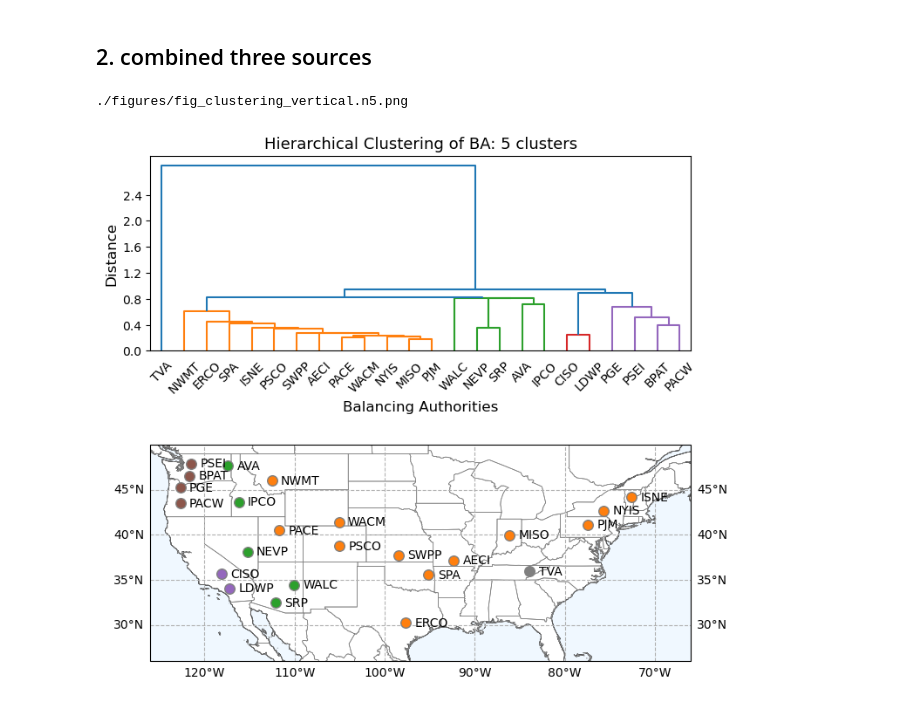
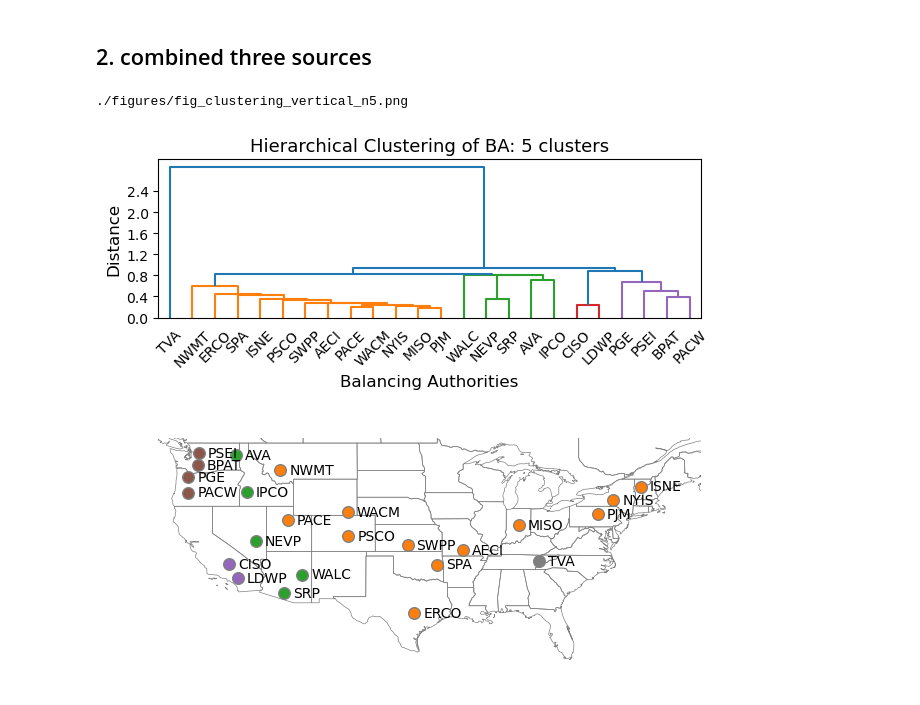
Before and after one commit to GODEEEP/seasonal-energy-droughts, a Jupyter notebook: 4a-cluster-BA.ipynb, the cells around one changed output. Saved outputs shown, nothing was run; the diff lists cells and outputs as text; code cells hidden in the pictures.

```diff
--- a/4a-cluster-BA.ipynb
+++ b/4a-cluster-BA.ipynb
@@ -78,9 +78,9 @@ def llf(xx):
 # %%
 color_threshold, nclusters = 0.82, 5
 
-fig_combo = plt.figure(figsize=(8,8))
-ax1 = plt.subplot2grid((19,10), (0,0), rowspan=7, colspan=10)
-ax2 = plt.subplot2grid((19,10), (9,0), rowspan=10, colspan=10, projection=ccrs.PlateCarree())
+fig_combo = plt.figure(figsize=(7,8))
+ax1 = plt.subplot2grid((19,10), (0,0), rowspan=5, colspan=10)
+ax2 = plt.subplot2grid((19,10), (7,0), rowspan=10, colspan=10, projection=ccrs.PlateCarree())
 #[[ax1]] = PlotFuncsXC.crt_subplot2grid_matrix([7,2,10], [1,0,0], [10], [1])
 #[[ax2]] = PlotFuncsXC.crt_subplot2grid_matrix([7,2,10], [0,0,1], [10], [1], projection=ccrs.PlateCarree())
 
@@ -98,47 +98,54 @@ hac.dendrogram(Z,
 )
 
 ax1.set_title('Hierarchical Clustering of BA: %d clusters' % nclusters, fontsize=13)
 ax1.set_xlabel('Balancing Authorities', fontsize=12)
 ax1.set_ylabel('Distance', fontsize=12)
 ax1.set_yticks(np.arange(0, 2.40001, 0.4))
 
 labels = hac.fcluster(Z, t=color_threshold, criterion='distance')
 
 # ax2, show map
 # background maps
-ax2.add_feature(cartopy.feature.OCEAN, linewidth=0.5, facecolor='aliceblue', edgecolor='k', zorder=0)
-ax2.add_feature(cartopy.feature.LAND, linewidth=0.5, facecolor='none', edgecolor='k', zorder=1)
+# ax2.add_feature(cartopy.feature.OCEAN, linewidth=0.5, facecolor='aliceblue', edgecolor='k', zorder=0)
+# ax2.add_feature(cartopy.feature.LAND, linewidth=0.5, facecolor='none', edgecolor='k', zorder=1)
+ax2.add_feature(cartopy.feature.STATES, linewidth=0.5, facecolor='none', edgecolor='grey', zorder=1)
 
-countries = cartopy.feature.NaturalEarthFeature(category='cultural', scale='10m', edgecolor='grey', linewidth=0.5,\
-                                                    facecolor='none', name='admin_1_states_provinces')
-ax2.add_feature(countries, zorder=2)
+# countries = cartopy.feature.NaturalEarthFeature(category='cultural', scale='10m', edgecolor='grey', linewidth=0.5,\
+                                                    # facecolor='none', name='admin_1_states_provinces')
+# ax2.add_feature(countries, zorder=2)
+
+# ax2.add_feature(cartopy.feature.NaturalEarthFeature(
+#     'cultural', 'admin_1_states_provinces', scale='110m',
+#     edgecolor='gray', facecolor='none'))
 
 for i in np.arange(24):
     my_ll = dic_BA_ll[BA_list[i]]
     my_color = matplotlib.cm.tab10(labels[i]/7)
     #print('%2d  %4s  %2d' % (i, BA_list[i], labels[i]))
     ax2.scatter(my_ll[1], my_ll[0], s=70, facecolor=my_color, edgecolor='grey', alpha=1, zorder=3)
     ax2.text(my_ll[1]+1, my_ll[0], BA_list[i], ha='left', va='center')
 
+ax2.axis('off')
+# ax2.axis('equal')
+
 ax2.set_xlim([-126, -66])
-ax2.set_ylim([26, 50])
-
+ax2.set_ylim([25, 49.5])
 
 # decorations
-gl = ax2.gridlines(crs=ccrs.PlateCarree(), draw_labels=True, linestyle='--', alpha=1,
-                   x_inline=False, y_inline=False, xlocs=np.arange(-180,171,10), ylocs=np.arange(0,81,5))
-gl.top_labels = False
-gl.bottom_labels = True
-gl.left_labels = True
-gl.right_labels = True
+# gl = ax2.gridlines(crs=ccrs.PlateCarree(), draw_labels=True, linestyle='--', alpha=1,
+#                    x_inline=False, y_inline=False, xlocs=np.arange(-180,171,10), ylocs=np.arange(0,81,5))
+# gl.top_labels = False
+# gl.bottom_labels = True
+# gl.left_labels = True
+# gl.right_labels = True
 
-figname = plotdir + 'fig_clustering_vertical.n%d.png' % (nclusters)
+figname = plotdir + 'fig_clustering_vertical_n%d.png' % (nclusters)
 print(figname)
-#fig_combo.savefig(figname, dpi=600)
+fig_combo.savefig(figname, dpi=600, bbox_inches='tight')
 
 plt.show()
 plt.close()
 del(fig_combo)
 # %% [output]
-./figures/fig_clustering_vertical.n5.png
+./figures/fig_clustering_vertical_n5.png
-[figure, old version]
+[figure, new version]
```
Also changed, not shown: 8 other files.
